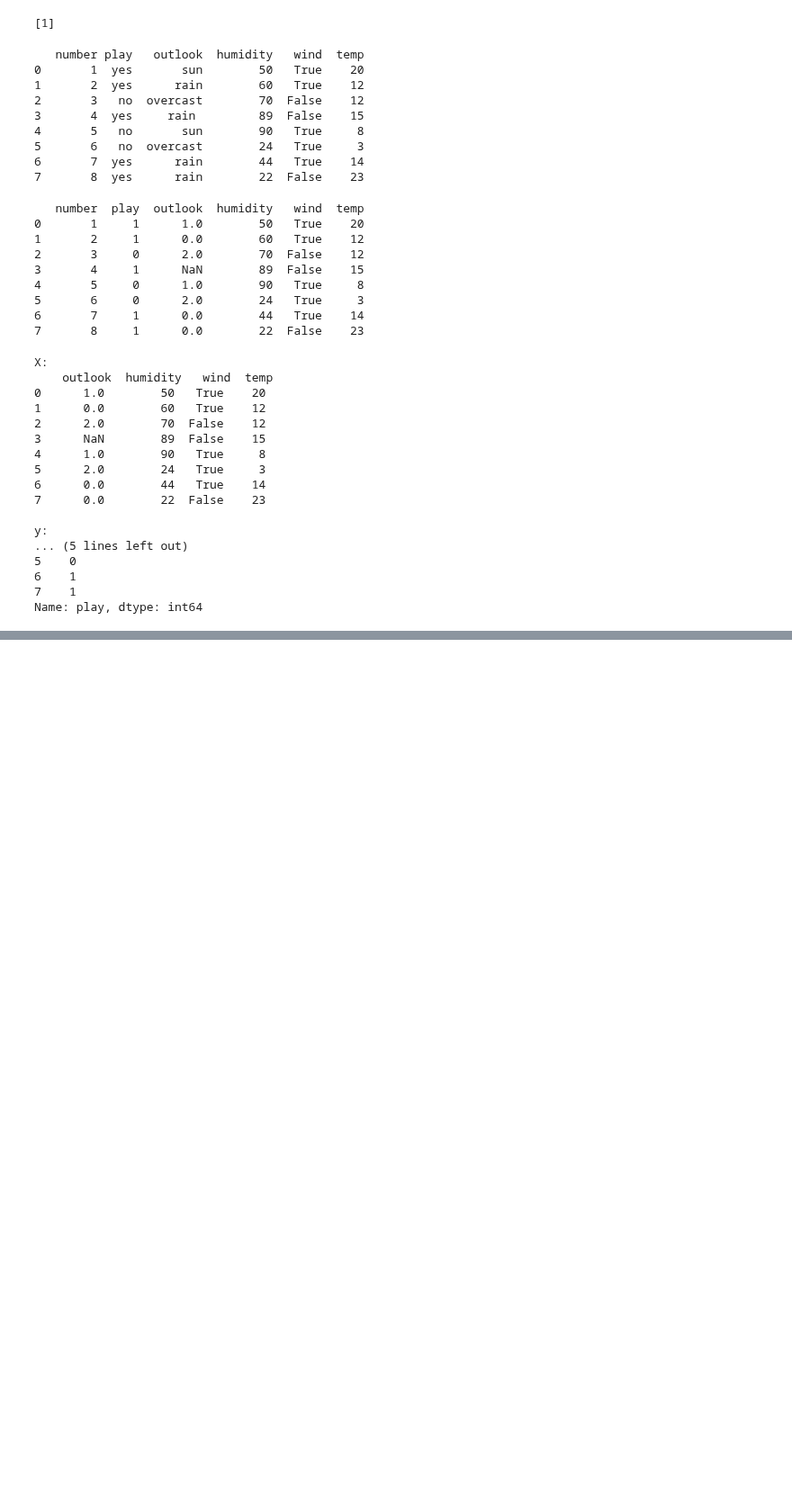
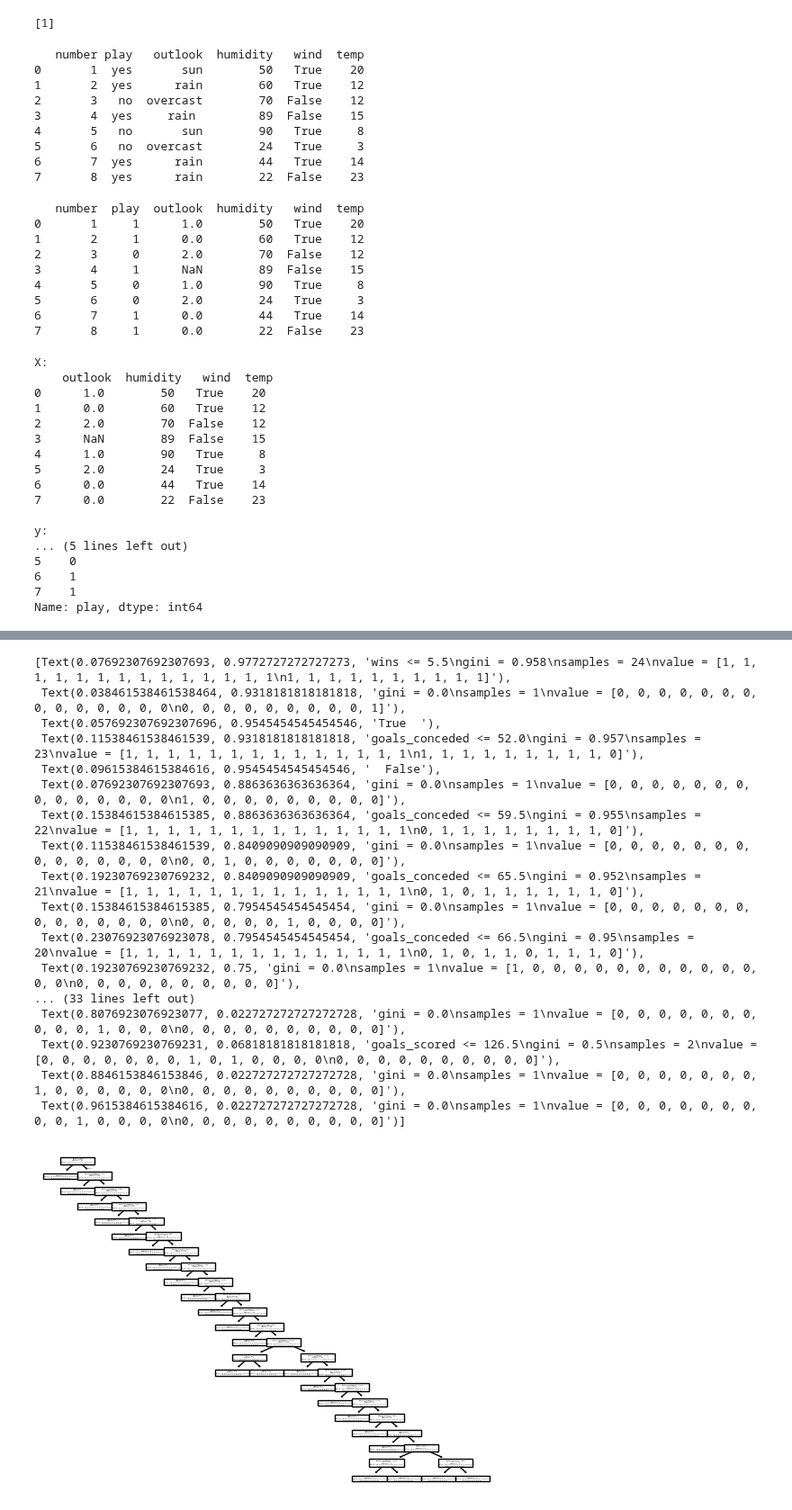
Before and after one commit to KyleKinsella/Data-Science-Machine-Learning-Code, a Jupyter notebook: Decision-Tree-Coding/learningDecisionTrees.ipynb, the cells around one changed output, grey strips where cells are left out. Shown at 90% size. Cells and saved outputs as stored; diff of their text form; code cells hidden in the pictures; blank space fills up the shorter version.

```diff
--- a/Decision-Tree-Coding/learningDecisionTrees.ipynb
+++ b/Decision-Tree-Coding/learningDecisionTrees.ipynb
@@ -189,0 +553,11 @@ sys.stdout.flush()
+# %%
+# firstly I need to read in my dataset
+import pandas as pd
+dataset = "PremierLeagueSeason2024.csv"
+read = pd.read_csv(dataset)
+# %%
+# now I need to find my target variable that I want predict
+# XVAL is my dataframe(rows, cols), this is what I am using to try and predict from
+
+data = ['goals_scored', 'goals_conceded', 'wins'] # this is what I am trying to predict from
+XVAL = read[data] # this is my target colunm I am trying to predict
@@ -189,0 +584,2 @@ sys.stdout.flush()
+# %%
+y = read['rank']
@@ -189,0 +606,25 @@ sys.stdout.flush()
+# %%
+# now I am going to display and show my decision tree
+dtree = DecisionTreeClassifier()
+dtree = dtree.fit(XVAL, y)
+# %%
+tree.plot_tree(dtree, feature_names=data)
+# %% [output]
+[Text(0.07692307692307693, 0.9772727272727273, 'wins <= 5.5\ngini = 0.958\nsamples = 24\nvalue = [1, 1, 1, 1, 1, 1, 1, 1, 1, 1, 1, 1, 1, 1\n1, 1, 1, 1, 1, 1, 1, 1, 1, 1]'),
+ Text(0.038461538461538464, 0.9318181818181818, 'gini = 0.0\nsamples = 1\nvalue = [0, 0, 0, 0, 0, 0, 0, 0, 0, 0, 0, 0, 0, 0\n0, 0, 0, 0, 0, 0, 0, 0, 0, 1]'),
+ Text(0.057692307692307696, 0.9545454545454546, 'True  '),
+ Text(0.11538461538461539, 0.9318181818181818, 'goals_conceded <= 52.0\ngini = 0.957\nsamples = 23\nvalue = [1, 1, 1, 1, 1, 1, 1, 1, 1, 1, 1, 1, 1, 1\n1, 1, 1, 1, 1, 1, 1, 1, 1, 0]'),
+ Text(0.09615384615384616, 0.9545454545454546, '  False'),
+ Text(0.07692307692307693, 0.8863636363636364, 'gini = 0.0\nsamples = 1\nvalue = [0, 0, 0, 0, 0, 0, 0, 0, 0, 0, 0, 0, 0, 0\n1, 0, 0, 0, 0, 0, 0, 0, 0, 0]'),
+ Text(0.15384615384615385, 0.8863636363636364, 'goals_conceded <= 59.5\ngini = 0.955\nsamples = 22\nvalue = [1, 1, 1, 1, 1, 1, 1, 1, 1, 1, 1, 1, 1, 1\n0, 1, 1, 1, 1, 1, 1, 1, 1, 0]'),
+ Text(0.11538461538461539, 0.8409090909090909, 'gini = 0.0\nsamples = 1\nvalue = [0, 0, 0, 0, 0, 0, 0, 0, 0, 0, 0, 0, 0, 0\n0, 0, 1, 0, 0, 0, 0, 0, 0, 0]'),
+ Text(0.19230769230769232, 0.8409090909090909, 'goals_conceded <= 65.5\ngini = 0.952\nsamples = 21\nvalue = [1, 1, 1, 1, 1, 1, 1, 1, 1, 1, 1, 1, 1, 1\n0, 1, 0, 1, 1, 1, 1, 1, 1, 0]'),
+ Text(0.15384615384615385, 0.7954545454545454, 'gini = 0.0\nsamples = 1\nvalue = [0, 0, 0, 0, 0, 0, 0, 0, 0, 0, 0, 0, 0, 0\n0, 0, 0, 0, 0, 1, 0, 0, 0, 0]'),
+ Text(0.23076923076923078, 0.7954545454545454, 'goals_conceded <= 66.5\ngini = 0.95\nsamples = 20\nvalue = [1, 1, 1, 1, 1, 1, 1, 1, 1, 1, 1, 1, 1, 1\n0, 1, 0, 1, 1, 0, 1, 1, 1, 0]'),
+ Text(0.19230769230769232, 0.75, 'gini = 0.0\nsamples = 1\nvalue = [1, 0, 0, 0, 0, 0, 0, 0, 0, 0, 0, 0, 0, 0\n0, 0, 0, 0, 0, 0, 0, 0, 0, 0]'),
+... (33 lines left out)
+ Text(0.8076923076923077, 0.022727272727272728, 'gini = 0.0\nsamples = 1\nvalue = [0, 0, 0, 0, 0, 0, 0, 0, 0, 0, 1, 0, 0, 0\n0, 0, 0, 0, 0, 0, 0, 0, 0, 0]'),
+ Text(0.9230769230769231, 0.06818181818181818, 'goals_scored <= 126.5\ngini = 0.5\nsamples = 2\nvalue = [0, 0, 0, 0, 0, 0, 0, 1, 0, 1, 0, 0, 0, 0\n0, 0, 0, 0, 0, 0, 0, 0, 0, 0]'),
+ Text(0.8846153846153846, 0.022727272727272728, 'gini = 0.0\nsamples = 1\nvalue = [0, 0, 0, 0, 0, 0, 0, 1, 0, 0, 0, 0, 0, 0\n0, 0, 0, 0, 0, 0, 0, 0, 0, 0]'),
+ Text(0.9615384615384616, 0.022727272727272728, 'gini = 0.0\nsamples = 1\nvalue = [0, 0, 0, 0, 0, 0, 0, 0, 0, 1, 0, 0, 0, 0\n0, 0, 0, 0, 0, 0, 0, 0, 0, 0]')]
+[figure, added]
```
Also changed, not shown: parts of 45 cells of this notebook, 1 other file.
